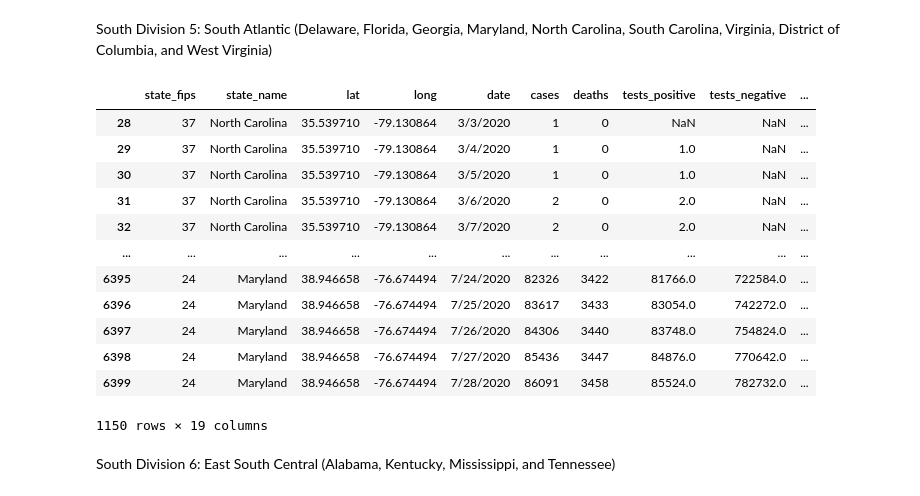
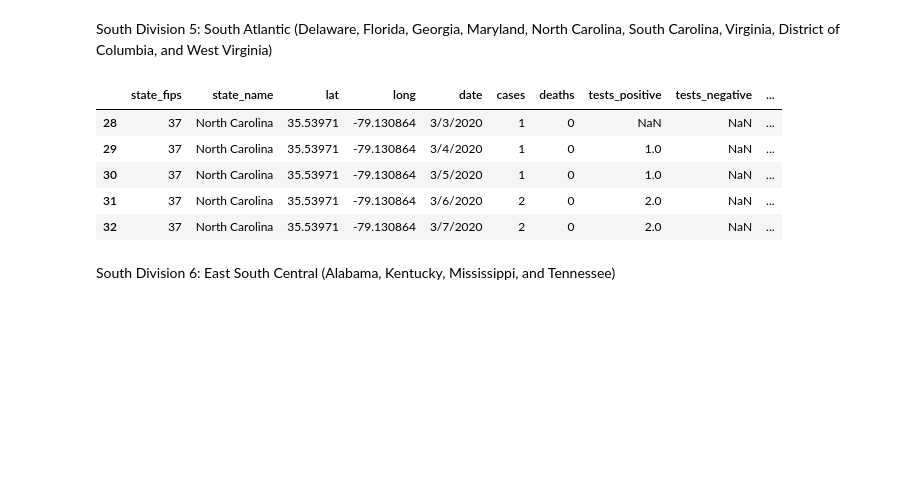
Before and after one commit to searanch/Covid-19-Hackathon, a Jupyter notebook: usa_regions.ipynb, the cells around one changed output. Drawn from its saved outputs; the diff is of its cells as text; code cells hidden in the pictures; blank space fills up the shorter version.

```diff
--- a/usa_regions.ipynb
+++ b/usa_regions.ipynb
@@ -22,11 +25,12 @@ profile = ProfileReport(usa, title="Pandas Profiling Report")
 profile
 profile.to_file("explore_enigma_data.html")
 # %%
-# Convert to Datetime
+# first datetime conversion
 usa['datetime'] = pd.to_datetime(usa['date'])
-usa["day"] = usa['datetime'].map(lambda x: x.day)
-usa["month"] = usa['datetime'].map(lambda x: x.month)
-usa["year"] = usa['datetime'].map(lambda x: x.year)
+#usa["day"] = usa['datetime'].map(lambda x: x.day)
+#usa["month"] = usa['datetime'].map(lambda x: x.month)
+#usa["year"] = usa['datetime'].map(lambda x: x.year)
+#usa.sample(5)
 usa.sample(5)
 # %% [output]
 |  | state_fips | state_name | lat | long | date | cases | deaths | tests_positive | tests_negative | ... |
@@ -108,26 +204,19 @@ South Division 5: South Atlantic (Delaware, Florida, Georgia, Maryland, North Ca
 # %%
 # Make Df for just South Atlantic divsion.
 
 south_atlantic = usa[(usa['state_name']=='Delaware') | (usa['state_name'] == 'Flordia') |
                       (usa['state_name'] == 'Georgia') | (usa['state_name'] == 'Maryland') |
                      (usa['state_name']=='North Carolina') | (usa['state_name']=='South Carolina') |
                      (usa['state_name']=='Virginia') | (usa['state_name']== 'District of Columbia') |
                     (usa['state_name'] == 'West Virginia')]
-south_atlantic
+south_atlantic.head()
 # %% [output]
 |  | state_fips | state_name | lat | long | date | cases | deaths | tests_positive | tests_negative | ... |
-| 28 | 37 | North Carolina | 35.539710 | -79.130864 | 3/3/2020 | 1 | 0 | NaN | NaN | ... |
-| 29 | 37 | North Carolina | 35.539710 | -79.130864 | 3/4/2020 | 1 | 0 | 1.0 | NaN | ... |
-| 30 | 37 | North Carolina | 35.539710 | -79.130864 | 3/5/2020 | 1 | 0 | 1.0 | NaN | ... |
-| 31 | 37 | North Carolina | 35.539710 | -79.130864 | 3/6/2020 | 2 | 0 | 2.0 | NaN | ... |
-| 32 | 37 | North Carolina | 35.539710 | -79.130864 | 3/7/2020 | 2 | 0 | 2.0 | NaN | ... |
-| ... | ... | ... | ... | ... | ... | ... | ... | ... | ... | ... |
-| 6395 | 24 | Maryland | 38.946658 | -76.674494 | 7/24/2020 | 82326 | 3422 | 81766.0 | 722584.0 | ... |
-| 6396 | 24 | Maryland | 38.946658 | -76.674494 | 7/25/2020 | 83617 | 3433 | 83054.0 | 742272.0 | ... |
-| 6397 | 24 | Maryland | 38.946658 | -76.674494 | 7/26/2020 | 84306 | 3440 | 83748.0 | 754824.0 | ... |
-| 6398 | 24 | Maryland | 38.946658 | -76.674494 | 7/27/2020 | 85436 | 3447 | 84876.0 | 770642.0 | ... |
-| 6399 | 24 | Maryland | 38.946658 | -76.674494 | 7/28/2020 | 86091 | 3458 | 85524.0 | 782732.0 | ... |
+| 28 | 37 | North Carolina | 35.53971 | -79.130864 | 3/3/2020 | 1 | 0 | NaN | NaN | ... |
+| 29 | 37 | North Carolina | 35.53971 | -79.130864 | 3/4/2020 | 1 | 0 | 1.0 | NaN | ... |
+| 30 | 37 | North Carolina | 35.53971 | -79.130864 | 3/5/2020 | 1 | 0 | 1.0 | NaN | ... |
+| 31 | 37 | North Carolina | 35.53971 | -79.130864 | 3/6/2020 | 2 | 0 | 2.0 | NaN | ... |
+| 32 | 37 | North Carolina | 35.53971 | -79.130864 | 3/7/2020 | 2 | 0 | 2.0 | NaN | ... |
-1150 rows × 19 columns
 # %% [markdown]
 South Division 6: East South Central (Alabama, Kentucky, Mississippi, and Tennessee)
 # %%
```
Also changed, not shown: parts of 18 cells of this notebook.
